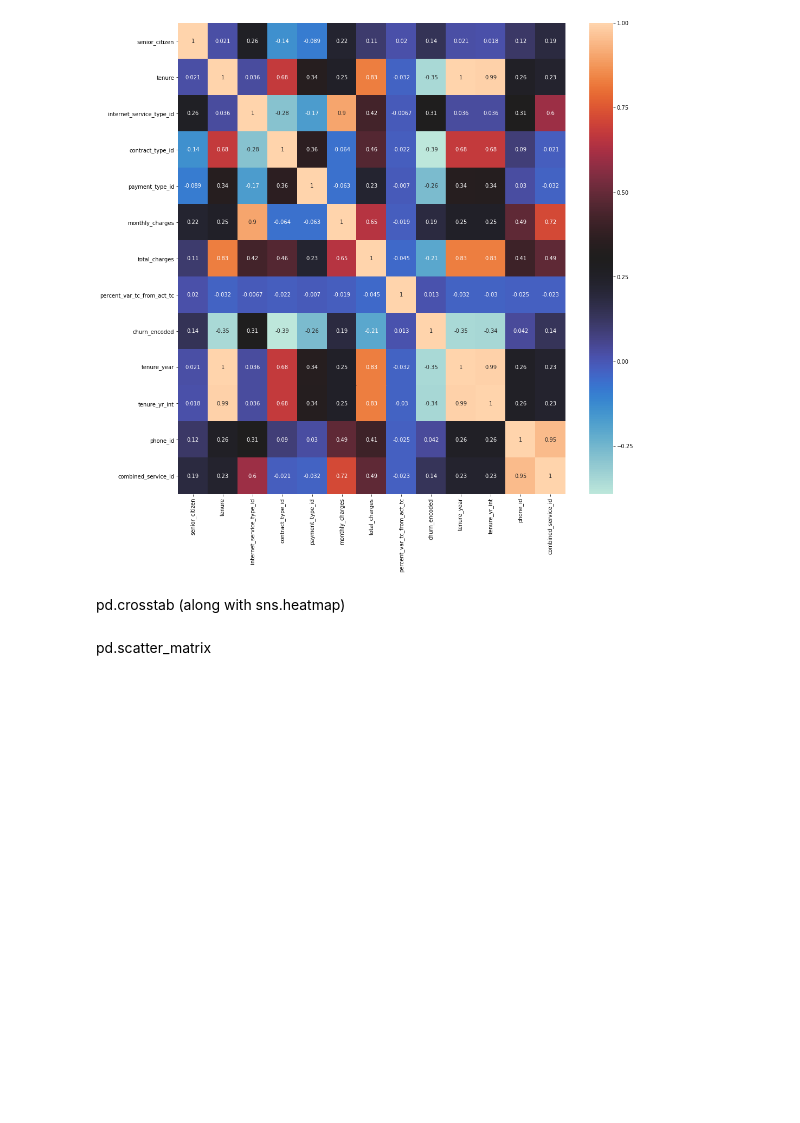
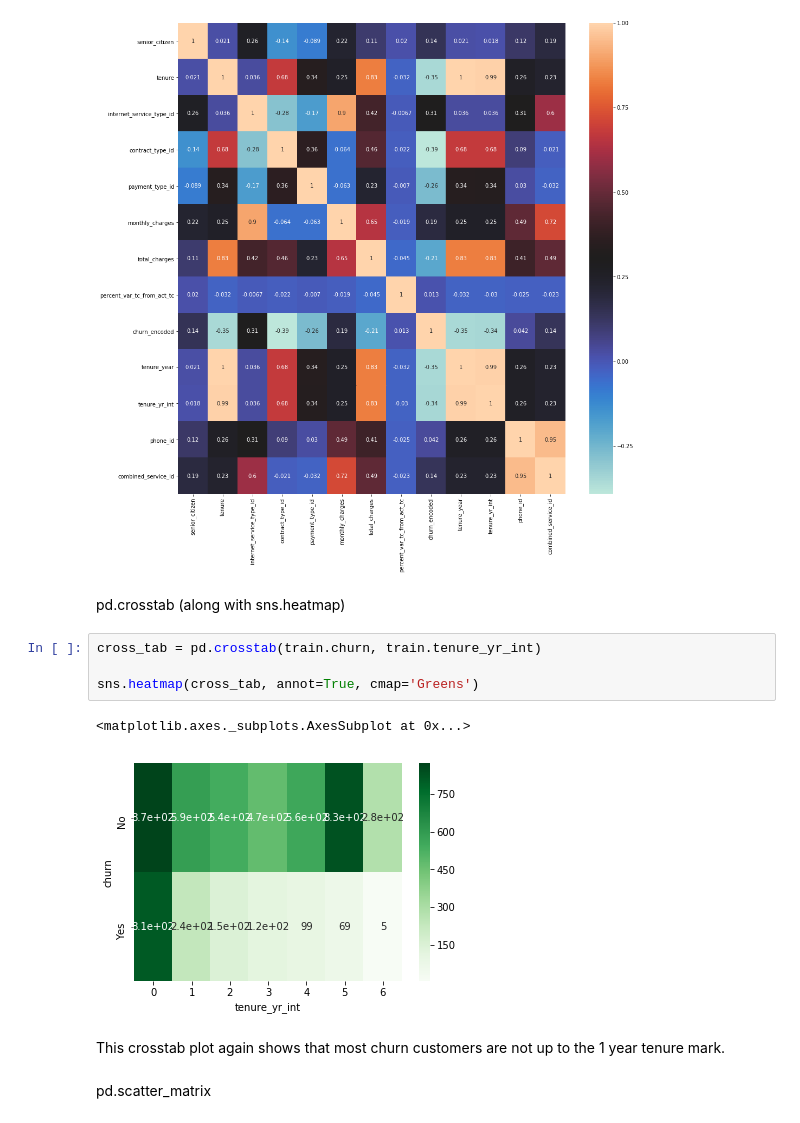
Before and after one commit to codeup-classification-project-ada/Classification, a Jupyter notebook: Codeup_Classification_Project_Ada_JB.ipynb, the cells around one changed output. Saved outputs shown, nothing was run; the diff lists cells and outputs as text; blank space fills up the shorter version.

Commit message:
Add more visualizations

```diff
--- a/Codeup_Classification_Project_Ada_JB.ipynb
+++ b/Codeup_Classification_Project_Ada_JB.ipynb
@@ -690,6 +690,15 @@ sns.heatmap(train.corr(), cmap='icefire', annot=True)
 [figure]
 # %% [markdown]
 pd.crosstab (along with sns.heatmap)
+# %%
+cross_tab = pd.crosstab(train.churn, train.tenure_yr_int)
+
+sns.heatmap(cross_tab, annot=True, cmap='Greens')
+# %% [output]
+<matplotlib.axes._subplots.AxesSubplot at 0x...>
+[figure, added]
+# %% [markdown]
+This crosstab plot again shows that most churn customers are not up to the 1 year tenure mark.
 # %% [markdown]
 pd.scatter_matrix
 # %% [markdown]
```
Also changed, not shown: parts of 23 cells of this notebook.
